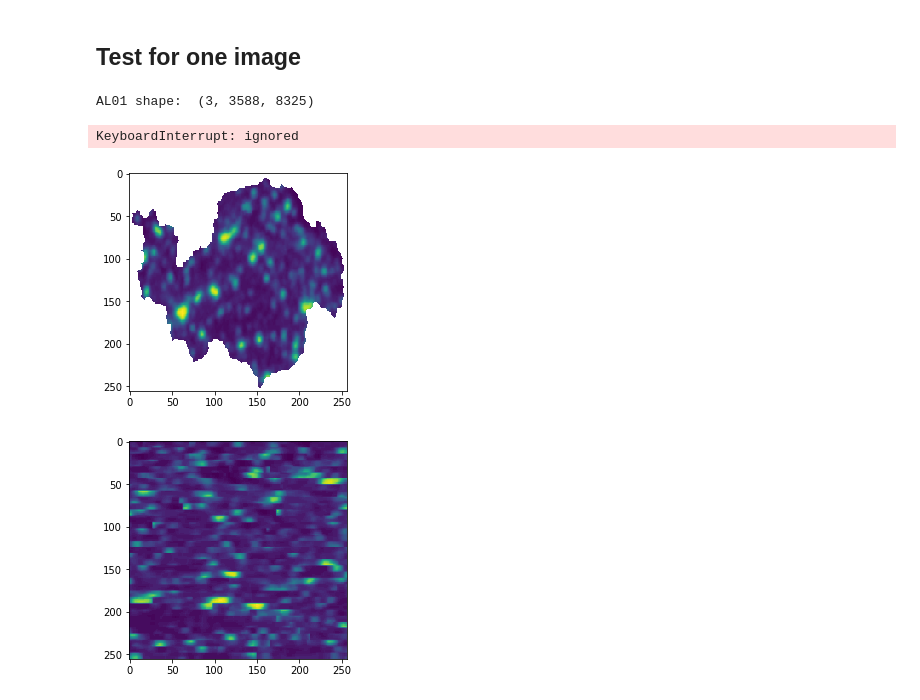
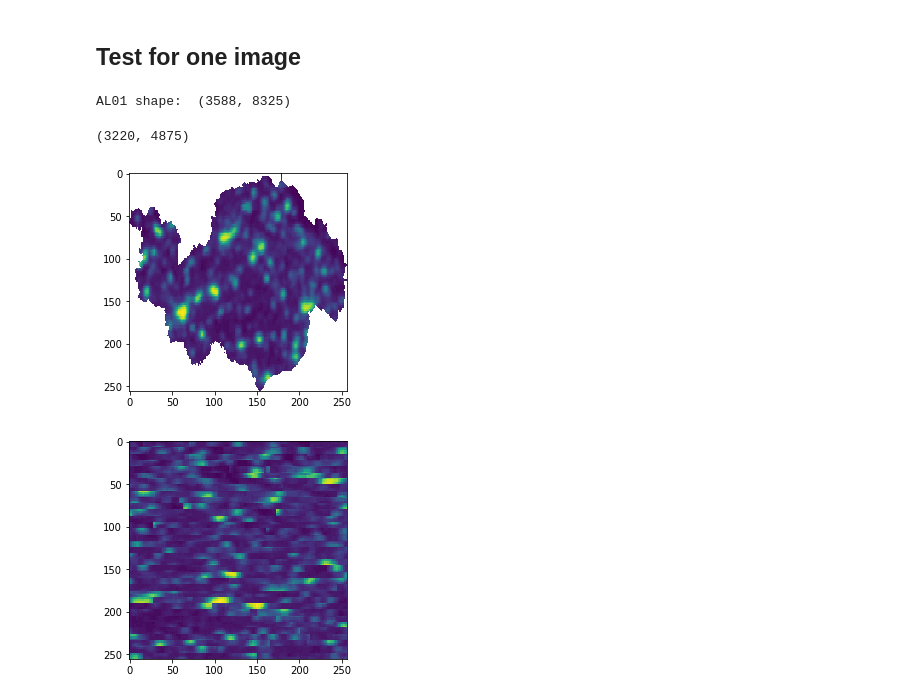
Before and after one commit to maxjonasbehrens/master_thesis_code, a Jupyter notebook: NeuralNetTrain/ee_import.ipynb, the cells around one changed output. Drawn from its saved outputs; the diff is of its cells as text; code cells hidden in the pictures.

```diff
--- a/NeuralNetTrain/ee_import.ipynb
+++ b/NeuralNetTrain/ee_import.ipynb
@@ -60,30 +60,35 @@ exec(open("/content/master_thesis_code/NeuralNetTrain/imgProcessing/sat_images.p
 ## Test for one image
 # %%
 # Download test image from drive
-al01_2016_path = "/gdrive/My Drive/nuts_geotiff/DE22_2012.tif"
+al01_2016_path = "/gdrive/My Drive/nuts_night_all/DE22_2012.tif"
 
 ds1, featuresAL01 = pyrsgis.raster.read(al01_2016_path)
 # %%
 # Print its shape
 print("AL01 shape: ",featuresAL01.shape)
 # %% [output]
-AL01 shape:  (3, 3588, 8325)
+AL01 shape:  (3588, 8325)
 # %%
 # Test function
-final_features = sat_images.preprocess_image(featuresAL01,night=False)
+final_features = sat_images.preprocess_image(featuresAL01,night=True)
+print(final_features.shape)
 # %% [output]
-KeyboardInterrupt: ignored
+(3220, 4875)
 # %%
 # Resize original image to compatible size
-al01_resized = resize(featuresAL01, (256,256))
+img_orig = Image.fromarray(featuresAL01)
+orig_resized = Image.Image.resize(img_orig, (256,256))
+orig_resized = np.array(orig_resized)
 
 # Resize processed image
-final_features = resize(final_features,(256,256))
+img_pro = Image.fromarray(final_features)
+pro_resized = Image.Image.resize(img_pro,(256,256))
+pro_resized = np.array(pro_resized)
 # %%
 # Show the original image
-plt.imshow(al01_resized, interpolation='nearest')
+plt.imshow(orig_resized, interpolation='nearest')
 plt.show()
 # %% [output]
-[figure, old version]
+[figure, new version]
 # %%
 # Show the processed image
```
Also changed, not shown: parts of 3 cells of this notebook.
